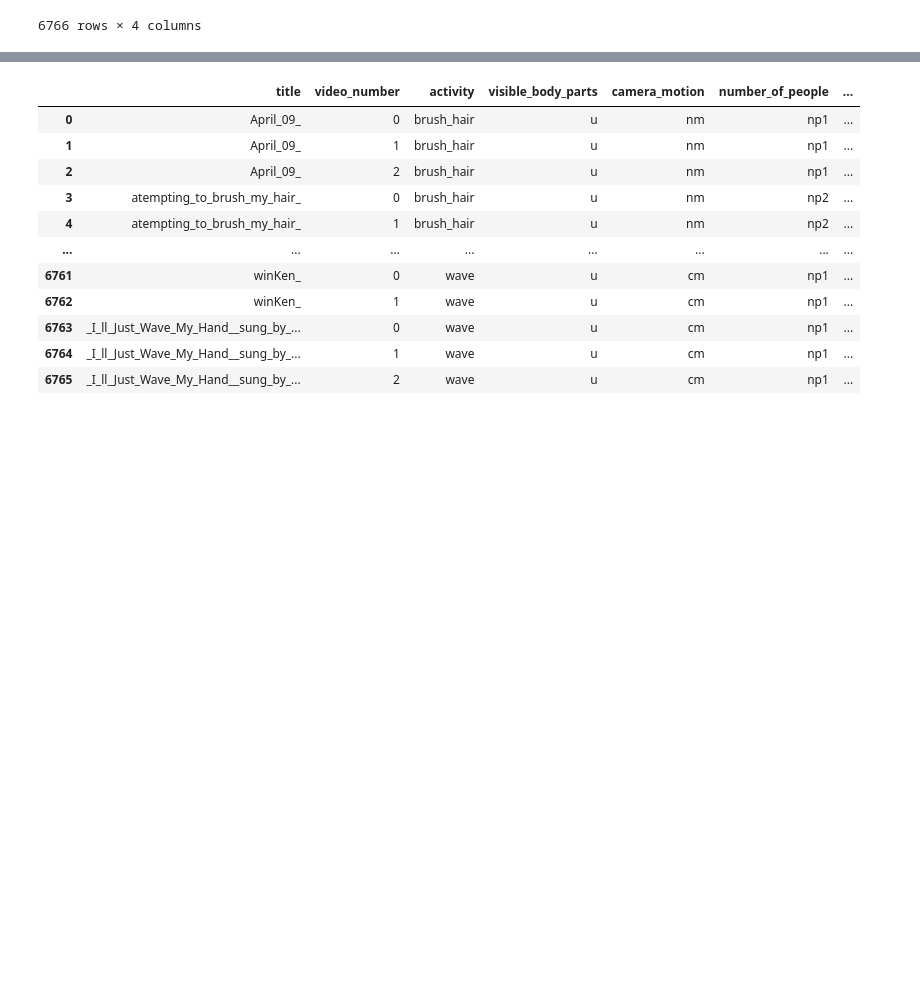
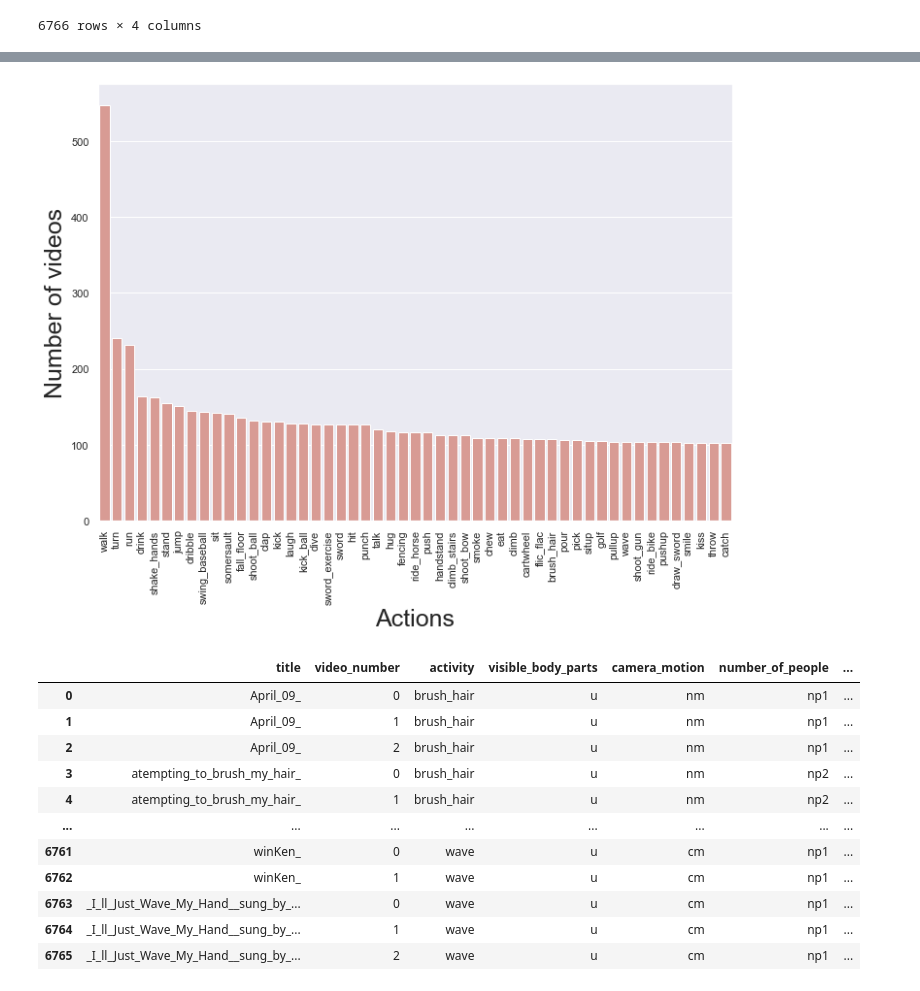
Before and after one commit to giocoal/hmdb51-two-stream-action-recognition, a Jupyter notebook: Data exploration.ipynb, the cells around one changed output, grey strips where cells are left out. Cells and saved outputs as stored; diff of their text form; code cells hidden in the pictures; blank space fills up the shorter version.

Commit message:
barplot class distribution

```diff
--- a/Data exploration.ipynb
+++ b/Data exploration.ipynb
@@ -7,7 +7,7 @@ import random
 import cv2
 # %%
 #path dove si trova il dataframe hmdb51
-path = "C:/Users/Ale/Desktop/Uni/Magistrale/Secondo semestre/Deep Learning/Progetto"
+path = "./data"
 # %% [markdown]
 ##### Per ogni categoria di azioni del dataset viene estratto casualmente un video e catturato un frame
 # %%
@@ -86,7 +81,7 @@ plt.show()
 # %% [markdown]
 ## Categories exploration
 # %%
-dataset_directory = '.\dataset\Hmdb51_org_extracted'
+dataset_directory = './data/hmdb51/videos/'
 # %%
 completelist = [os.path.join(path, name) for path, subdirs, files in os.walk(dataset_directory) for name in files]
 print("Number of files:", len(completelist))
@@ -146,3 +142,12 @@ file_df
 | 6764 | _I_ll_Just_Wave_My_Hand__sung_by_... | wave | _I_ll_Just_Wave_My_Hand__sung_by_... | _u_cm_np1_fr_med_1.avi |
 | 6765 | _I_ll_Just_Wave_My_Hand__sung_by_... | wave | _I_ll_Just_Wave_My_Hand__sung_by_... | _u_cm_np1_fr_med_2.avi |
 6766 rows × 4 columns
+# %%
+from pydoc import describe
+
+
+df_bar = file_df.groupby('activity')[['properties']].count()
+df_bar.sort_values('properties', inplace=True, ascending=False)
+df_bar = df_bar.reset_index(level=0)
+df_bar['activity'] = df_bar['activity'].apply(lambda x: x.strip())
+df_bar.head()
@@ -149,3 +161,19 @@ file_df
+# %%
+import seaborn as sns
+sns.set_theme(style="whitegrid")
+sns.set(rc={'figure.figsize':(11.7,8.27)})
+plt.xticks(rotation=90)
+
+#tips = sns.load_dataset("tips")
+ax = sns.barplot(x="activity", y="properties", data=df_bar, color="salmon", saturation=.5)
+
+#ax.axes.set_title("Videos by class",fontsize=30)
+ax.set_ylabel("Number of videos",fontsize= 25)
+ax.set_xlabel("Actions",fontsize=25)
+#fig = ax.get_figure()
+plt.savefig("./Report/Plots/video_by_class.png", bbox_inches = "tight")
+# %% [output]
+[figure, added]
 # %%
 def separate_properties(string):
     match = re.match('_(\w+)_(\w+)_(\w+)_(\w+)_(\w+)_(\d+).avi', string)
```
Also changed, not shown: parts of 6 cells of this notebook, 1 other file.
